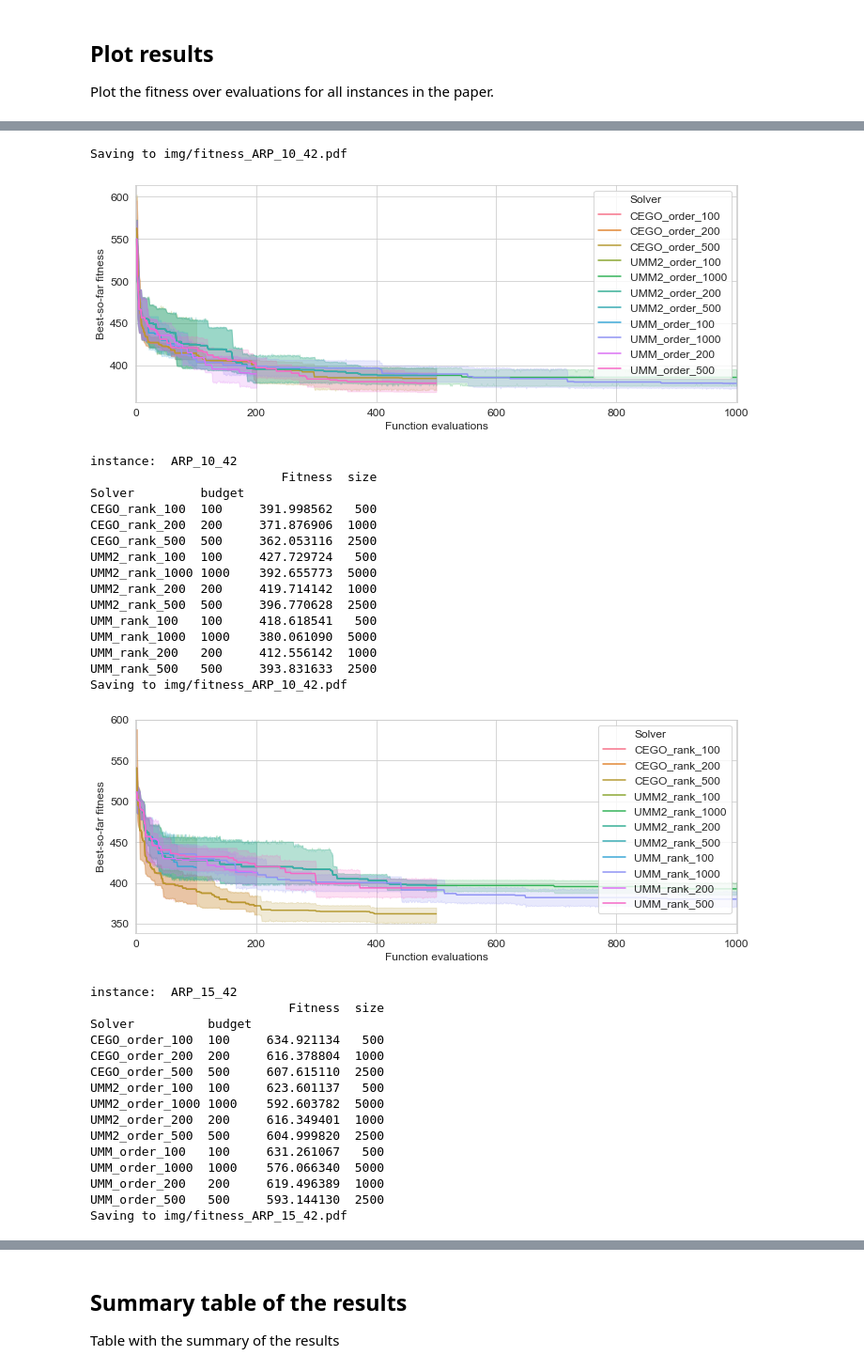
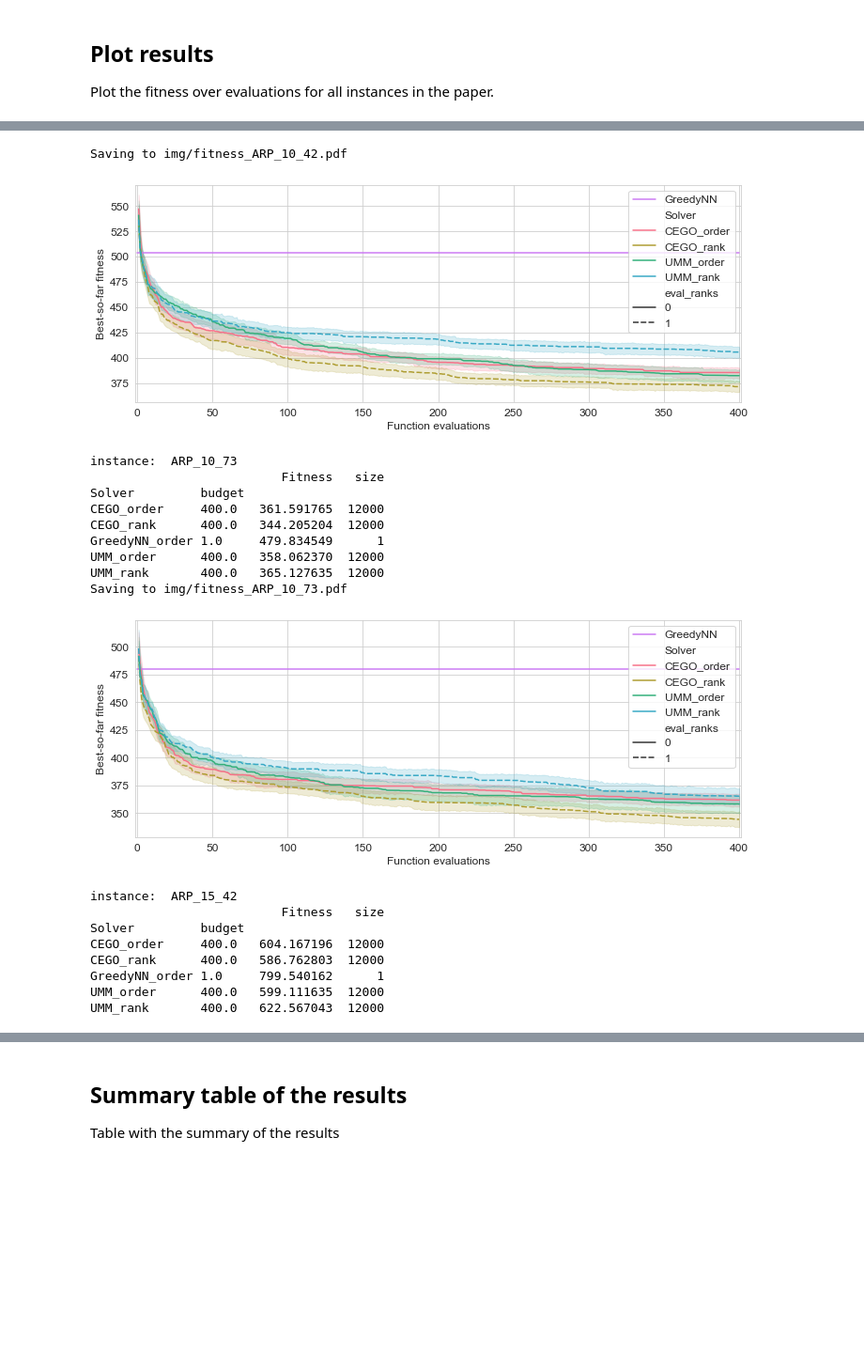
Before and after one commit to MLopez-Ibanez/AsteroidRoutingProblem, a Jupyter notebook: 4-analysis.ipynb, the cells around one changed output, grey strips where cells are left out. Shown at 94% size. Cells and saved outputs as stored; diff of their text form; code cells hidden in the pictures; blank space fills up the shorter version.

Commit message:
add greedynn

```diff
--- a/4-analysis.ipynb
+++ b/4-analysis.ipynb
@@ -71,8 +71,8 @@ def read_alldata(pat="./results/**/*.csv.xz"):
             tmp['Solver'] += "_order"
         elif "-er1" in filename:
             tmp['Solver'] += "_rank"
-        tmp['Solver'] += '_'
-        tmp['Solver'] += tmp.budget.astype(str)
+        #tmp['Solver'] += '_'
+        #tmp['Solver'] += tmp.budget.astype(str)
         lis.append(tmp)
     df = pd.concat(lis, sort = True)
     # Fix instance names
@@ -83,6 +83,8 @@ def read_alldata(pat="./results/**/*.csv.xz"):
     return df
 
 def check_runs(df, nruns):
+    # Some algorithms only have 1 run
+    df = df[~df.Solver.str.startswith("GreedyNN")]
     df2 = df.groupby(['Solver', 'instance','Distance',"eval_ranks","budget","Function evaluations"])['seed'].sum()
     totalruns = np.arange(1, nruns + 1).sum()
     assert (df2 == totalruns).all(),f"{df2[df2 != totalruns]}"
@@ -106,18 +108,18 @@ df = read_alldata()
 # This is only for synthetic LOPs
 #df['Uniformity'] = df.instance.str.extract(r'phi=(.+)$').astype(float)
 # These are the instances used in the paper
-sel_insts = ['lop/IO/N-t59d11xx' ,'lop/IO/N-t59b11xx' ,'lop/SGB/N-sgb75.01' ,'lop/SGB/N-sgb75.02',
-             'lop/RandB/N-p40-01','lop/RandB/N-p40-02' ,'lop/RandB/N-p50-02', 'lop/RandB/N-p50-01',
-             'pfsp_cmax/rec05.txt','pfsp_cmax/rec13.txt', 'pfsp_cmax/rec19.txt',  'pfsp_cmax/rec31.txt']
-sel_insts = None
+sel_insts = []
 if sel_insts:
     df = df[(mask) & (df.instance.isin(sel_insts))]
 else:
     sel_insts = np.sort(df.instance.unique())
 nruns = 5
 df = filter_unequal_budget(df, 1000)
+df['budget'].fillna(1,inplace=True)
+df['seed'].fillna(1,inplace=True)
 df = df.sort_values(['Problem', 'instance', 'Solver', 'eval_ranks', 'budget','seed','Function evaluations'])
 df['Best-so-far fitness'] = df.groupby(['Problem', 'instance','Solver', 'eval_ranks', 'budget','seed'])['Fitness'].cummin()
 # Checks that make sure we have the correct number of runs
 check_runs(df, nruns)
+#df[df.Solver.str.startswith("GreedyNN")]
 # %% [output]
@@ -193,12 +207,16 @@ def plot_fitness(df, inst, best = False):
     if val_opt is not None:
         print("optimum: ", val_opt)
         plt.plot([0,budget],[val_opt,val_opt])
-    palette = sns.color_palette("husl", subdf['Solver'].nunique())
+    palette = sns.color_palette("husl", df['Solver'].nunique())
+    greedynn_f = df.loc[df.Solver.str.startswith("GreedyNN"), "Fitness"]
+    if len(greedynn_f) > 0:
+        plt.plot([0,budget],[greedynn_f,greedynn_f], label="GreedyNN", color=palette.pop())
+        df = df[~df.Solver.str.startswith("GreedyNN")]
     if best:
         y_col = 'Best-so-far fitness'
     else:
         y_col = 'Fitness'
-    g = sns.lineplot(x='Function evaluations', y=y_col, hue='Solver', data=df, palette=palette)
+    g = sns.lineplot(x='Function evaluations', y=y_col, hue='Solver', data=df, palette=palette, style="eval_ranks")
     g.set(xlim=(-1, budget+1))
     plt.tight_layout()
     filename = 'img/fitness_' + df.instance.iloc[0].replace('/','_').replace('.','_') + '.pdf'
@@ -208,8 +226,9 @@ def plot_fitness(df, inst, best = False):
 
 sel_inst = df.instance.unique()
 for inst in sel_inst:
-    for _, gdf in df.groupby('eval_ranks'):
-        subdf = gdf[gdf.instance.str.contains(inst)].sort_values('Solver')
-        plot_fitness(subdf, inst, best = True)
+    #for _, gdf in df.groupby('eval_ranks'):
+    #    subdf = gdf[gdf.instance.str.contains(inst)].sort_values('Solver')
+    subdf = df[df.instance.str.contains(inst)].sort_values('Solver')
+    plot_fitness(subdf, inst, best = True)
 # %% [output]
 instance:  ARP_10_42
@@ -229,35 +242,22 @@ UMM_order_500   500     378.798184  2500
 findfont: Font family ['sans-serif'] not found. Falling back to Helvetica.
 findfont: Generic family 'sans-serif' not found because none of the following families were found: Arial, DejaVu Sans, Liberation Sans, Bitstream Vera Sans, sans-serif
 Saving to img/fitness_ARP_10_42.pdf
-[figure, old version]
+[figure, new version]
-instance:  ARP_10_42
-                          Fitness  size
+instance:  ARP_10_73
+                          Fitness   size
 Solver         budget
-CEGO_rank_100  100     391.998562   500
-CEGO_rank_200  200     371.876906  1000
-CEGO_rank_500  500     362.053116  2500
-UMM2_rank_100  100     427.729724   500
-UMM2_rank_1000 1000    392.655773  5000
-UMM2_rank_200  200     419.714142  1000
-UMM2_rank_500  500     396.770628  2500
-UMM_rank_100   100     418.618541   500
-UMM_rank_1000  1000    380.061090  5000
-UMM_rank_200   200     412.556142  1000
-UMM_rank_500   500     393.831633  2500
-Saving to img/fitness_ARP_10_42.pdf
+CEGO_order     400.0   361.591765  12000
+CEGO_rank      400.0   344.205204  12000
+GreedyNN_order 1.0     479.834549      1
+UMM_order      400.0   358.062370  12000
+UMM_rank       400.0   365.127635  12000
+Saving to img/fitness_ARP_10_73.pdf
-[figure, old version]
+[figure, new version]
 instance:  ARP_15_42
-                           Fitness  size
-Solver          budget
-CEGO_order_100  100     634.921134   500
-CEGO_order_200  200     616.378804  1000
-CEGO_order_500  500     607.615110  2500
-UMM2_order_100  100     623.601137   500
-UMM2_order_1000 1000    592.603782  5000
-UMM2_order_200  200     616.349401  1000
-UMM2_order_500  500     604.999820  2500
-UMM_order_100   100     631.261067   500
-UMM_order_1000  1000    576.066340  5000
-UMM_order_200   200     619.496389  1000
-UMM_order_500   500     593.144130  2500
-Saving to img/fitness_ARP_15_42.pdf
+                          Fitness   size
+Solver         budget
+CEGO_order     400.0   604.167196  12000
+CEGO_rank      400.0   586.762803  12000
+GreedyNN_order 1.0     799.540162      1
+UMM_order      400.0   599.111635  12000
+UMM_rank       400.0   622.567043  12000
```
Also changed, not shown: parts of 7 cells of this notebook, 15 other files.
